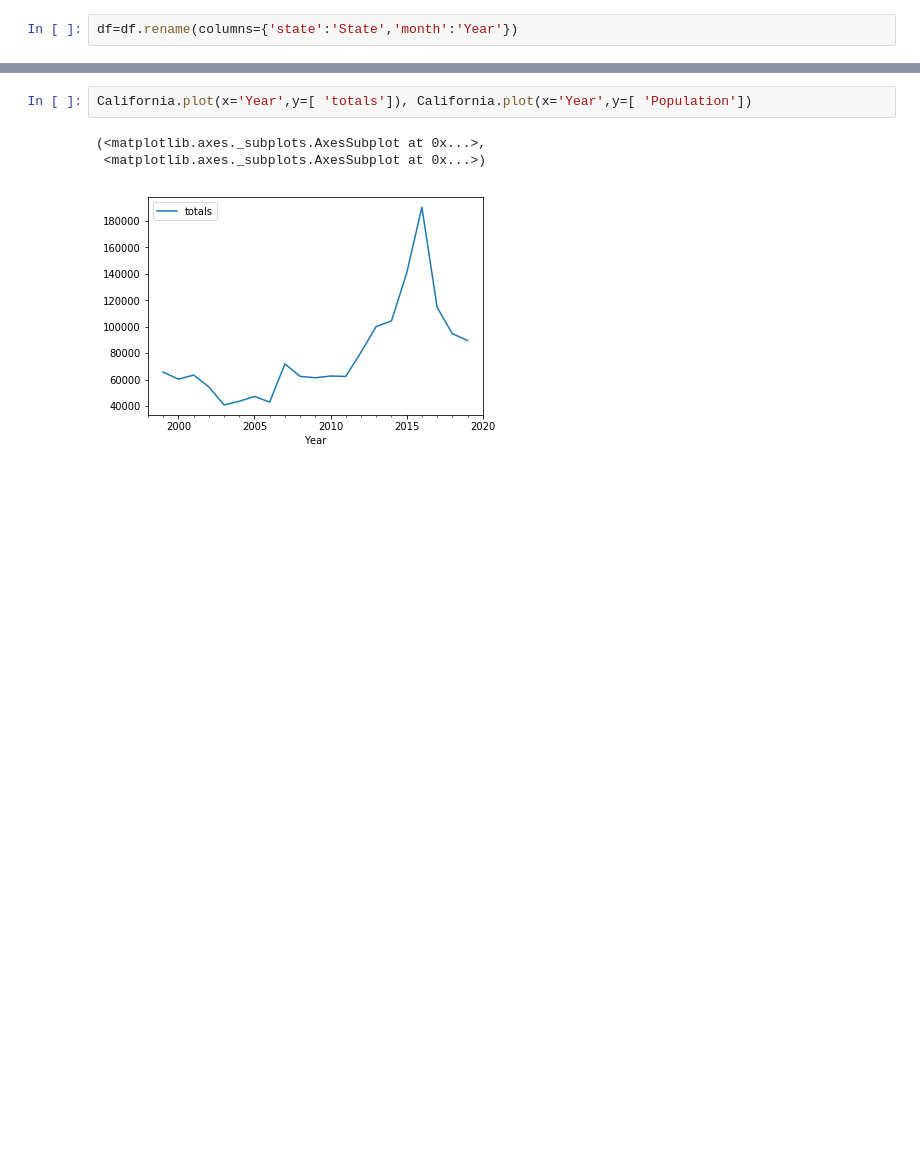
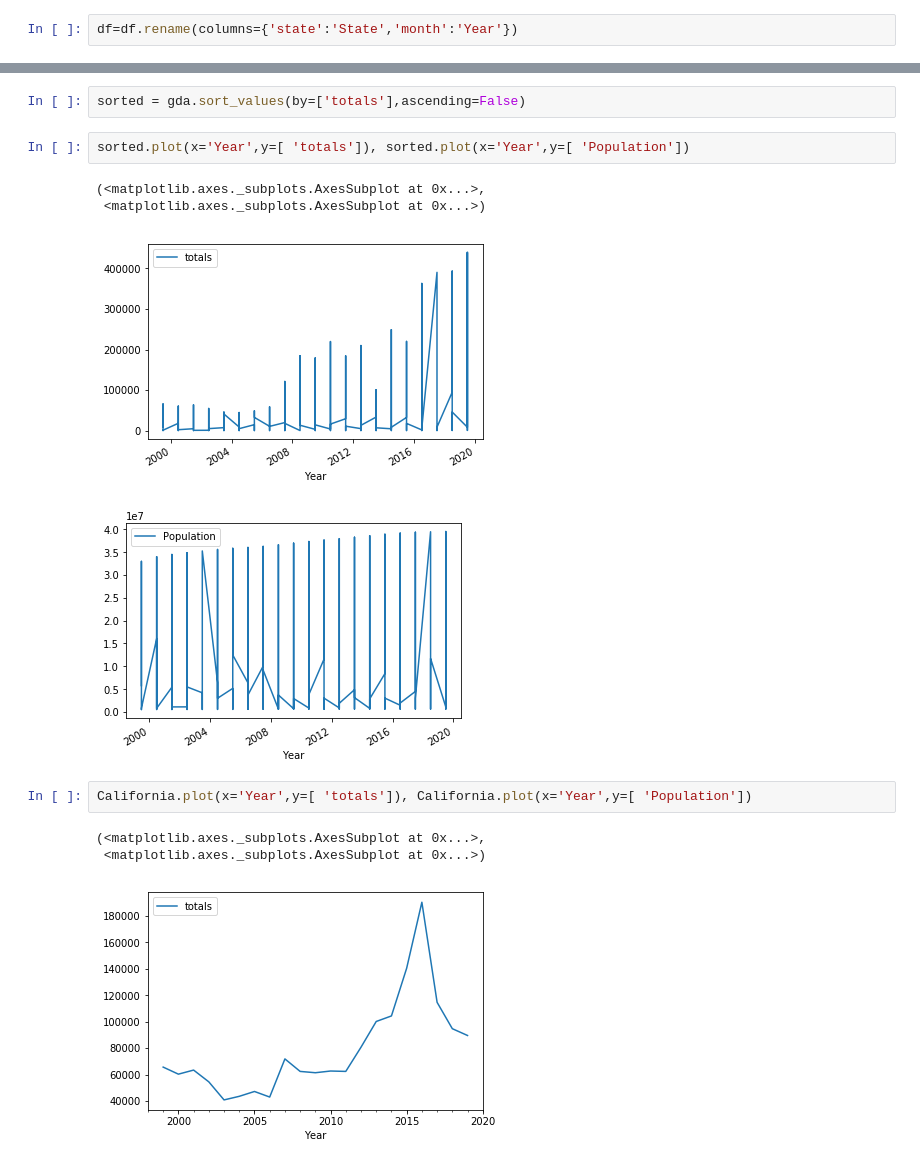
Before and after one commit to amitbhsingh/Udacity-Nanodegree, a Jupyter notebook: project02/fbi gun.ipynb, the cells around one changed output, grey strips where cells are left out. Cells and saved outputs as stored; diff of their text form; blank space fills up the shorter version.

```diff
--- a/project02/fbi gun.ipynb
+++ b/project02/fbi gun.ipynb
@@ -87,3 +160,12 @@ gda=pd.merge(df,dg,on=['State','Year'])
+# %%
+sorted = gda.sort_values(by=['totals'],ascending=False)
+# %%
+sorted.plot(x='Year',y=[ 'totals']), sorted.plot(x='Year',y=[ 'Population'])
+# %% [output]
+(<matplotlib.axes._subplots.AxesSubplot at 0x...>,
+ <matplotlib.axes._subplots.AxesSubplot at 0x...>)
+[figure, added]
+[figure, added]
 # %%
 California.plot(x='Year',y=[ 'totals']), California.plot(x='Year',y=[ 'Population'])
 # %% [output]
```
Also changed, not shown: parts of 22 cells of this notebook, 7 other files.
